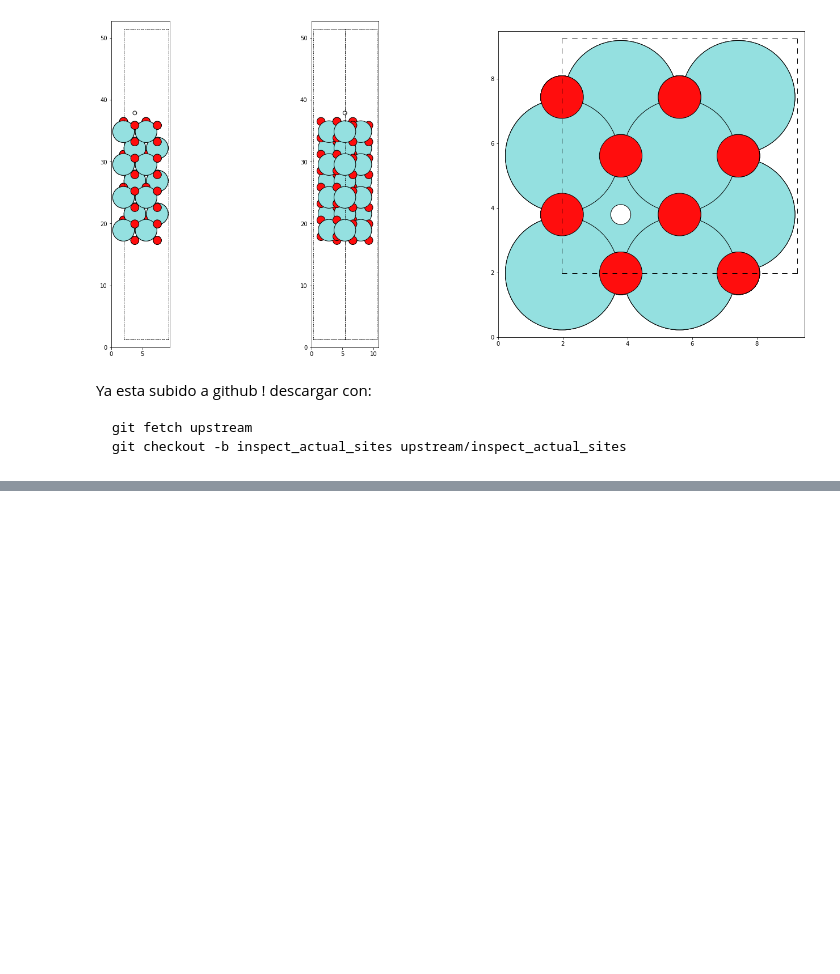
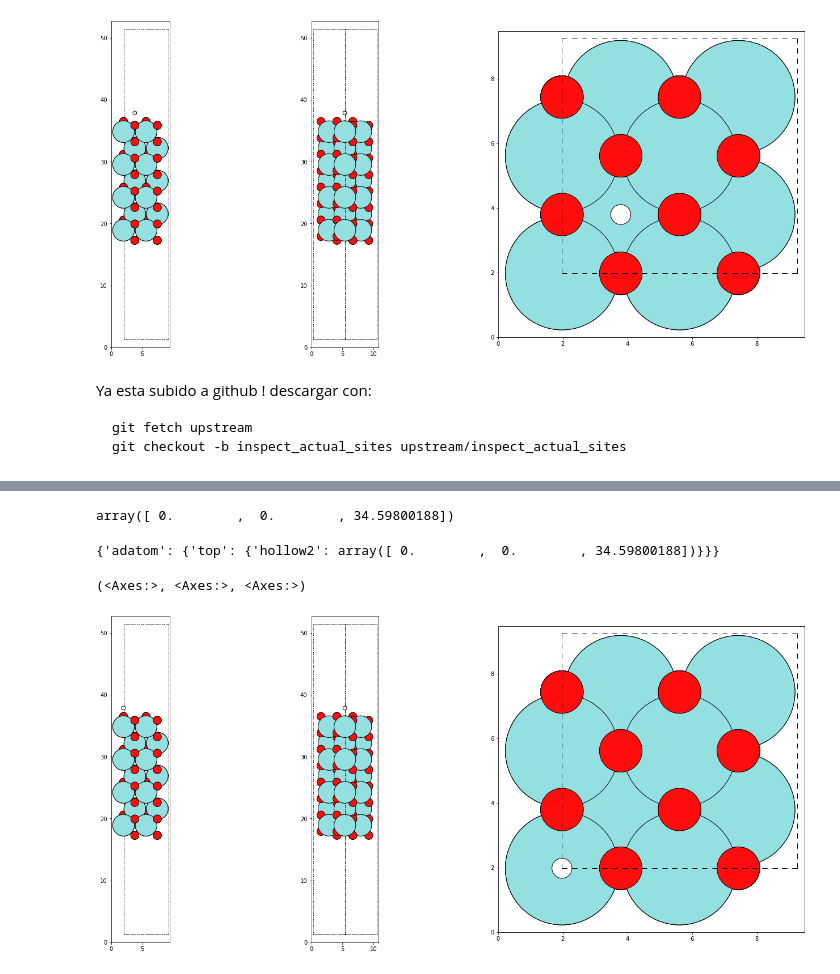
Before and after one commit to Division-Aleaciones-Especiales/ZrO2-Fractura, a Jupyter notebook: Sitios_ZrO2_2x2.ipynb, the cells around one changed output, grey strips where cells are left out. Drawn from its saved outputs; the diff is of its cells as text; code cells hidden in the pictures; blank space fills up the shorter version.

Commit message:
Sitios hollow1 y hollow2

```diff
--- a/Sitios_ZrO2_2x2.ipynb
+++ b/Sitios_ZrO2_2x2.ipynb
@@ -148,0 +153,2 @@ git checkout -b inspect_actual_sites upstream/inspect_actual_sites
+# %%
+hollow2 = ZrO2001Oterm_2x2[0].positions[layer == 13][0][:2]
@@ -148,0 +159,19 @@ git checkout -b inspect_actual_sites upstream/inspect_actual_sites
+# %%
+hollow2 = np.append(hollow2, h_sitios)
+# %%
+hollow2
+# %% [output]
+array([ 0.        ,  0.        , 34.59800188])
+# %%
+ZrO2001Oterm_2x2[0].info = {'adatom': {'top': {'hollow2': hollow2}}}
+# %%
+ZrO2001Oterm_2x2[0].info
+# %% [output]
+{'adatom': {'top': {'hollow2': array([ 0.        ,  0.        , 34.59800188])}}}
+# %%
+onhollow2 = tl.make_adstruc(ZrO2001Oterm_2x2[0], 'hollow2', thesite='hollow2', theface='top',)
+# %%
+tl.plotviews(onhollow2)
+# %% [output]
+(<Axes:>, <Axes:>, <Axes:>)
+[figure, added]
```
Also changed, not shown: parts of 4 cells of this notebook.
